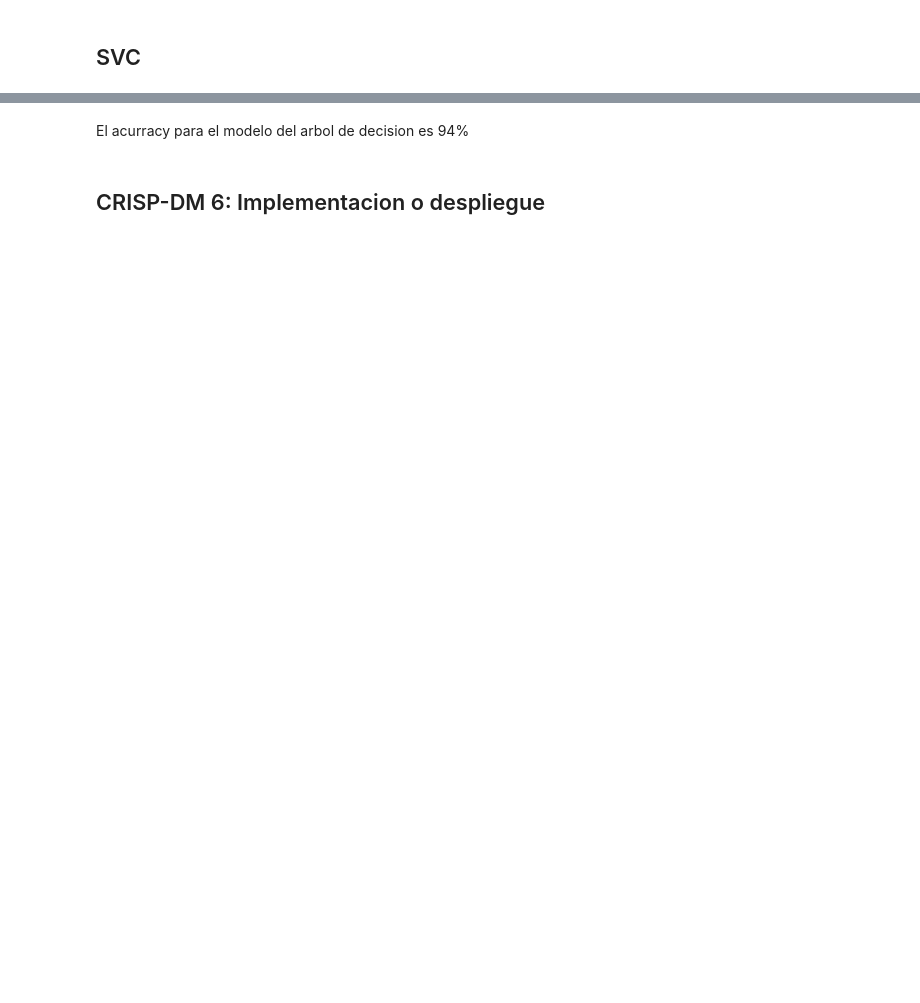
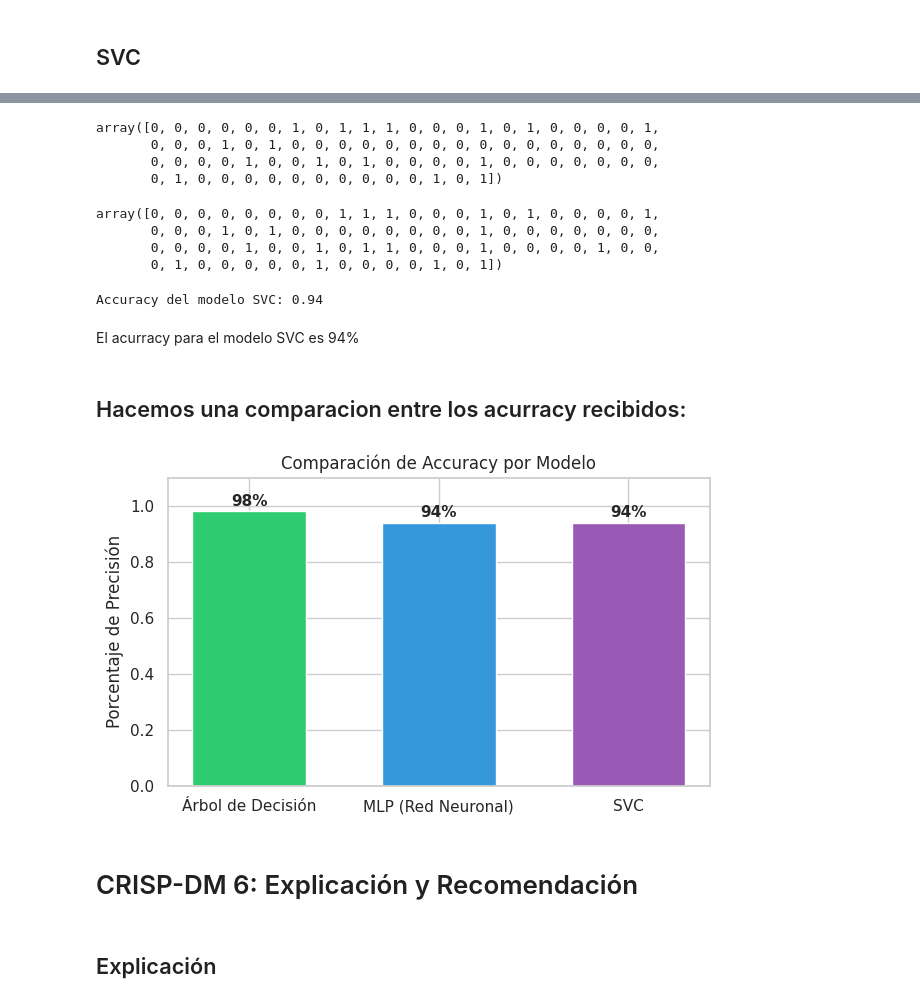
Before and after one commit to sa3hyun/Proyecto_CDD_-Final-, a Jupyter notebook: TRABAJO_DIABETES_CDD(ACTU).ipynb, the cells around one changed output, grey strips where cells are left out. Drawn from its saved outputs; the diff is of its cells as text; code cells hidden in the pictures; blank space fills up the shorter version.

```diff
--- a/TRABAJO_DIABETES_CDD(ACTU).ipynb
+++ b/TRABAJO_DIABETES_CDD(ACTU).ipynb
@@ -1162,4 +1170,66 @@ Accuracy del modelo SVC: 0.94
+# %%
+# Mostrar el arreglo de etiquetas predichas por el modelo de soporte de
+# vectores (SVC).
+y_pred_svc
+y_pred_svc
+# %% [output]
+array([0, 0, 0, 0, 0, 0, 1, 0, 1, 1, 1, 0, 0, 0, 1, 0, 1, 0, 0, 0, 0, 1,
+       0, 0, 0, 1, 0, 1, 0, 0, 0, 0, 0, 0, 0, 0, 0, 0, 0, 0, 0, 0, 0, 0,
+       0, 0, 0, 0, 1, 0, 0, 1, 0, 1, 0, 0, 0, 0, 1, 0, 0, 0, 0, 0, 0, 0,
+       0, 1, 0, 0, 0, 0, 0, 0, 0, 0, 0, 0, 1, 0, 1])
+# %%
+# Mostrar las etiquetas reales del conjunto de prueba en formato de arreglo para
+# compararlas con las predicciones.
+y_test.values
+# %% [output]
+array([0, 0, 0, 0, 0, 0, 0, 0, 1, 1, 1, 0, 0, 0, 1, 0, 1, 0, 0, 0, 0, 1,
+       0, 0, 0, 1, 0, 1, 0, 0, 0, 0, 0, 0, 0, 0, 1, 0, 0, 0, 0, 0, 0, 0,
+       0, 0, 0, 0, 1, 0, 0, 1, 0, 1, 1, 0, 0, 0, 1, 0, 0, 0, 0, 1, 0, 0,
+       0, 1, 0, 0, 0, 0, 0, 1, 0, 0, 0, 0, 1, 0, 1])
+# %%
+# Calcular el porcentaje de precisión (accuracy) del modelo SVC comparando las
+# respuestas reales con las predicciones.
+accuracy_SVC = accuracy_score(y_test, y_pred_mlp)
+
+# Imprimir en pantalla el resultado de la precisión del modelo SVC redondeado a
+# dos decimales.
+print(f"Accuracy del modelo SVC: {accuracy_SVC:.2f}")
+# %% [output]
+Accuracy del modelo SVC: 0.94
 # %% [markdown]
-El acurracy para el modelo del arbol de decision es 94%
+El acurracy para el modelo SVC es 94%
+# %% [markdown]
+## Hacemos una comparacion entre los acurracy recibidos:
+# %%
+# Definir los nombres de los modelos y sus respectivos porcentajes de precisión.
+modelos = ['Árbol de Decisión', 'MLP (Red Neuronal)', 'SVC']
+precision = [0.98, 0.94, 0.94]
+etiquetas_porcentaje = ['98%', '94%', '94%']
+
+# Configurar el tamaño de la figura del gráfico para una mejor visualización.
+plt.figure(figsize=(7, 4))
+
+# Crear el gráfico de barras asignando colores diferentes a cada una.
+# Usamos un verde para el mejor y otros dos colores para los siguientes.
+colores = ['#2ecc71', '#3498db', '#9b59b6'] # Verde, Azul, Morado
+plt.bar(modelos, precision, color=colores, width=0.6)
+
+# Configurar el título del gráfico y el nombre del eje vertical.
+plt.title('Comparación de Accuracy por Modelo')
+plt.ylabel('Porcentaje de Precisión')
+
+# Ajustar el límite del eje vertical de 0 a 1 (0% a 100%).
+plt.ylim(0, 1.1) # Un poco más de 1 para que las etiquetas de porcentaje quepan arriba
+
+# Añadir el texto del porcentaje exacto encima de cada barra.
+for i in range(len(modelos)):
+    plt.text(i, precision[i] + 0.02, etiquetas_porcentaje[i], ha='center', fontweight='bold', fontsize=11)
+
+# Desplegar el gráfico finalizado en el cuaderno.
+plt.show()
+# %% [output]
+[figure, added]
 # %% [markdown]
-## CRISP-DM 6: Implementacion o despliegue
+# CRISP-DM 6: Explicación y Recomendación
+# %% [markdown]
+## Explicación
```
Also changed, not shown: parts of 47 cells of this notebook.
